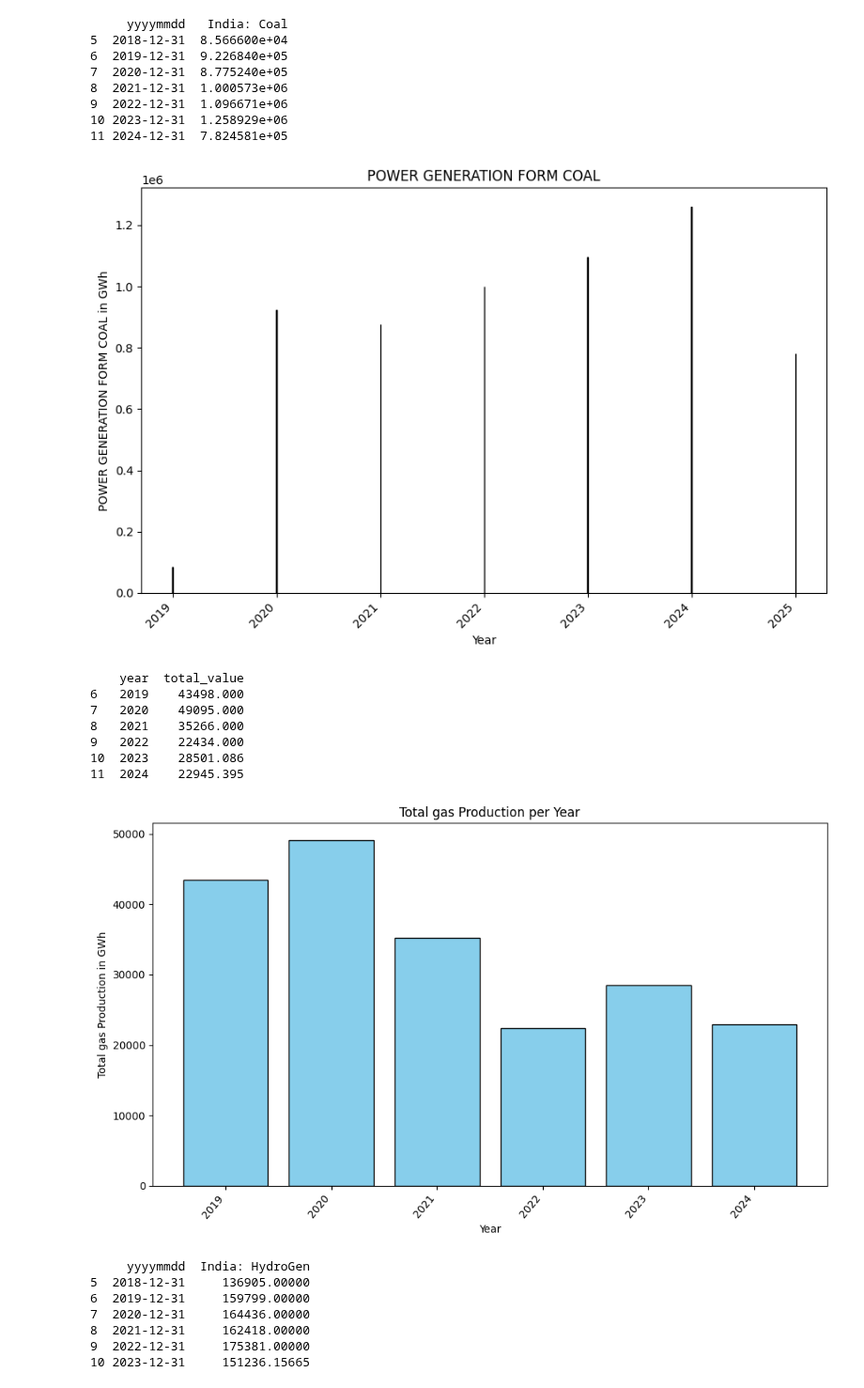
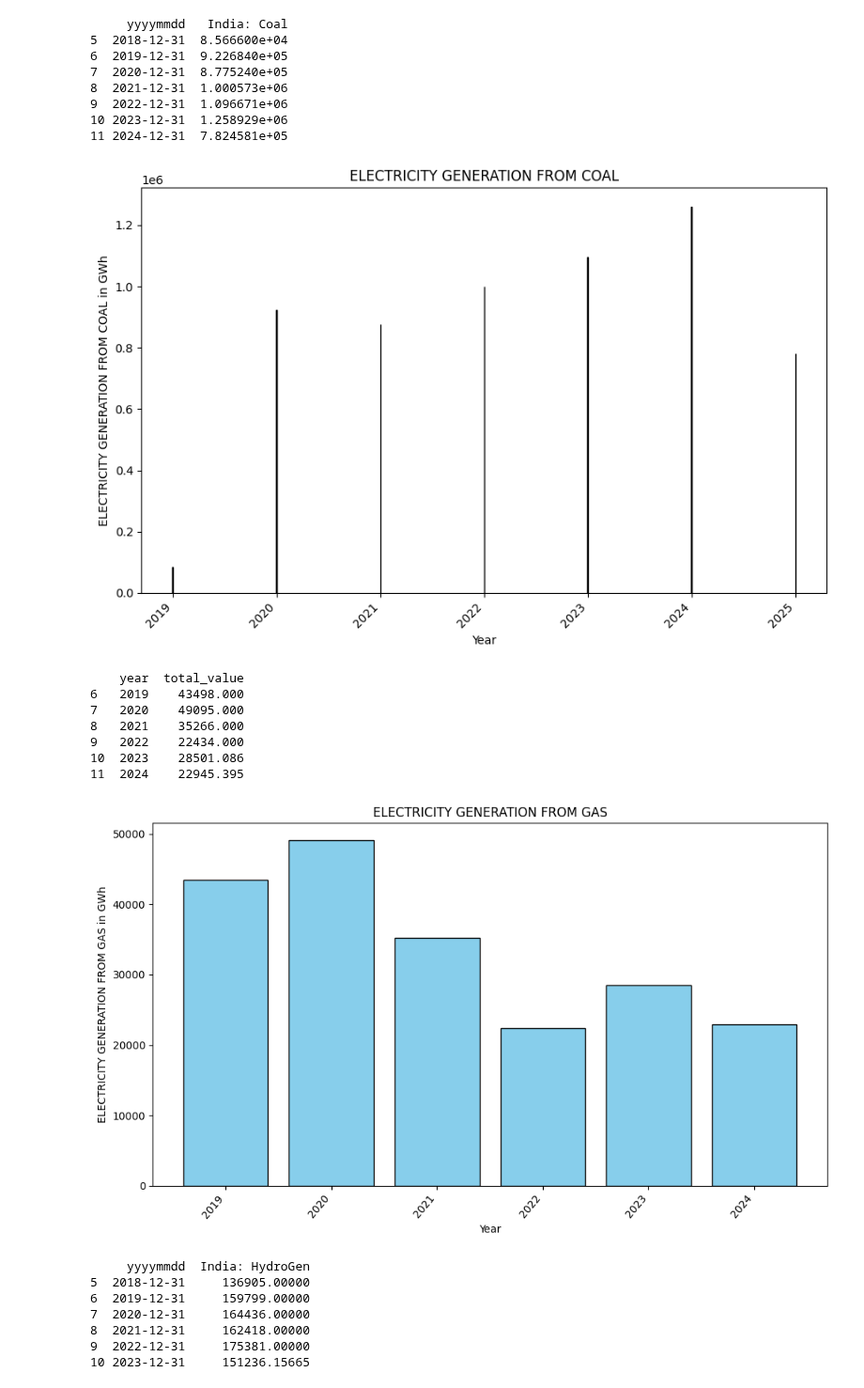
Before and after one commit to jayantxchauhan/India-Energy-Analytics-Model, a Jupyter notebook: ANALYSIS_2.ipynb, the cells around one changed output. Shown at 94% size. Cells and saved outputs as stored; diff of their text form; code cells hidden in the pictures.

```diff
--- a/ANALYSIS_2.ipynb
+++ b/ANALYSIS_2.ipynb
@@ -5,7 +5,7 @@ import numpy as ny
 import pandas as pd
 import matplotlib.pyplot as plot
 # %%
-df=pd.read_csv(r'C:/Users/Sumit/OneDrive/Documents/GITHUB IBM DA/India-Energy-Analytics-Model/POSOCO_data.csv')
+df=pd.read_csv(r'H:\IBM DA\India-Energy-Analytics-Model\POSOCO_data.csv')
 print(df)
 # %% [output]
       yyyymmdd  NR: DemandMet  NR: PeakShortage  NR: EnergyMet  NR: HydroGen  \
@@ -77,13 +77,13 @@ print(ap)
 plot.figure(figsize=(9, 6))
 plot.bar(ap['yyyymmdd'], ap['India: Coal'], color='skyblue', edgecolor='black')
 plot.xlabel('Year')
-plot.ylabel('POWER GENERATION FORM COAL in GWh')
-plot.title('POWER GENERATION FORM COAL')
+plot.ylabel('ELECTRICITY GENERATION FROM COAL in GWh')
+plot.title('ELECTRICITY GENERATION FROM COAL')
 plot.xticks(rotation=45, ha='right')
 plot.tight_layout()
 plot.show()
 # %% [output]
-[figure, old version]
+[figure, new version]
 # %%
 ap1=yearly_data[['yyyymmdd','India: Gas']]
 # Convert the date column to datetime format
@@ -113,15 +113,15 @@ print(yearly_sum1)
 # %%
 
 plot.figure(figsize=(10, 6))
 plot.bar(yearly_sum1['year'], yearly_sum1['total_value'], color='skyblue', edgecolor='black')
 plot.xlabel('Year')
-plot.ylabel('Total gas Production in GWh')
-plot.title('Total gas Production per Year')
+plot.ylabel('ELECTRICITY GENERATION FROM GAS in GWh')
+plot.title('ELECTRICITY GENERATION FROM GAS')
 plot.xticks(rotation=50, ha='right')
 plot.tight_layout()
 plot.show()
 # %% [output]
-[figure, old version]
+[figure, new version]
 # %%
 hydro =yearly_data[['yyyymmdd','India: HydroGen']]
 hydro=hydro.drop(index=range(0,5))
```
Also changed, not shown: parts of 5 cells of this notebook.
